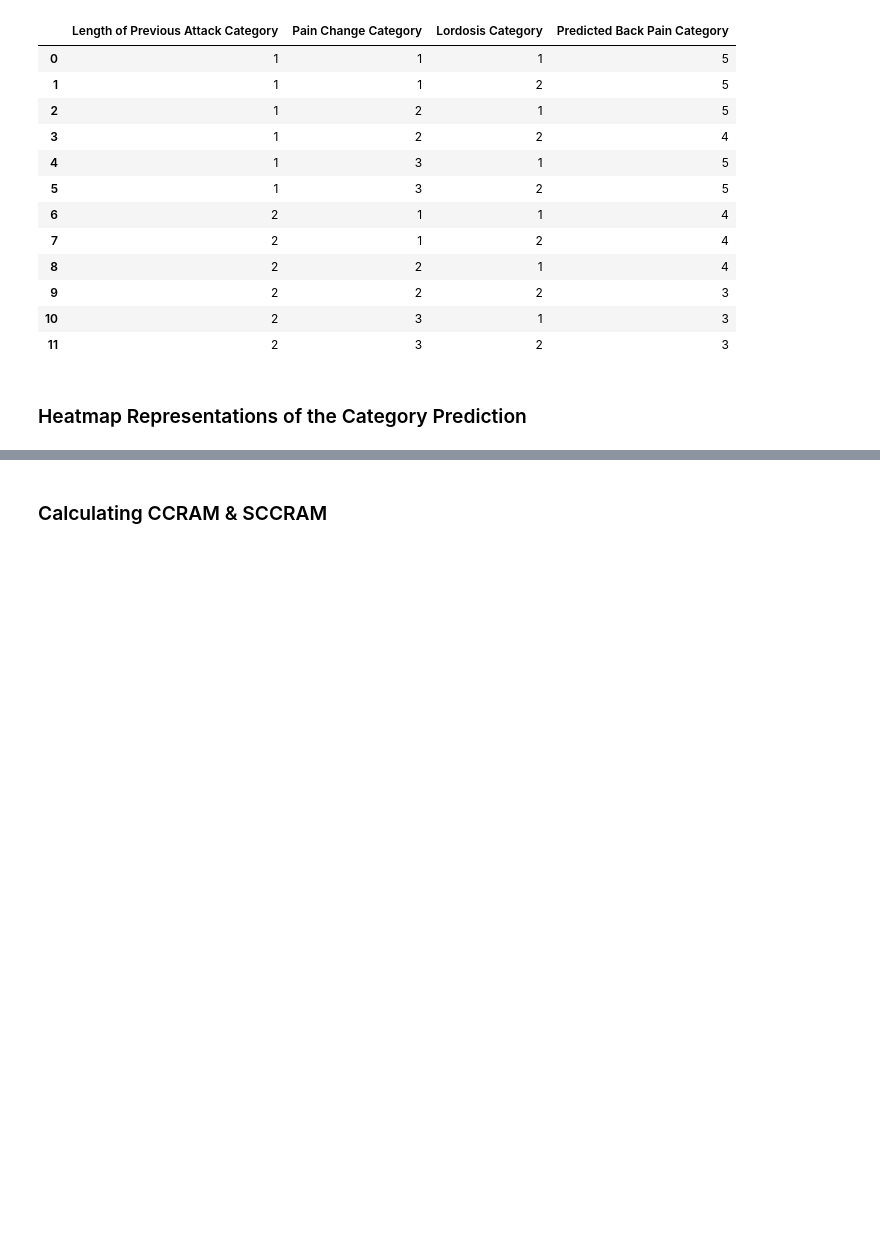
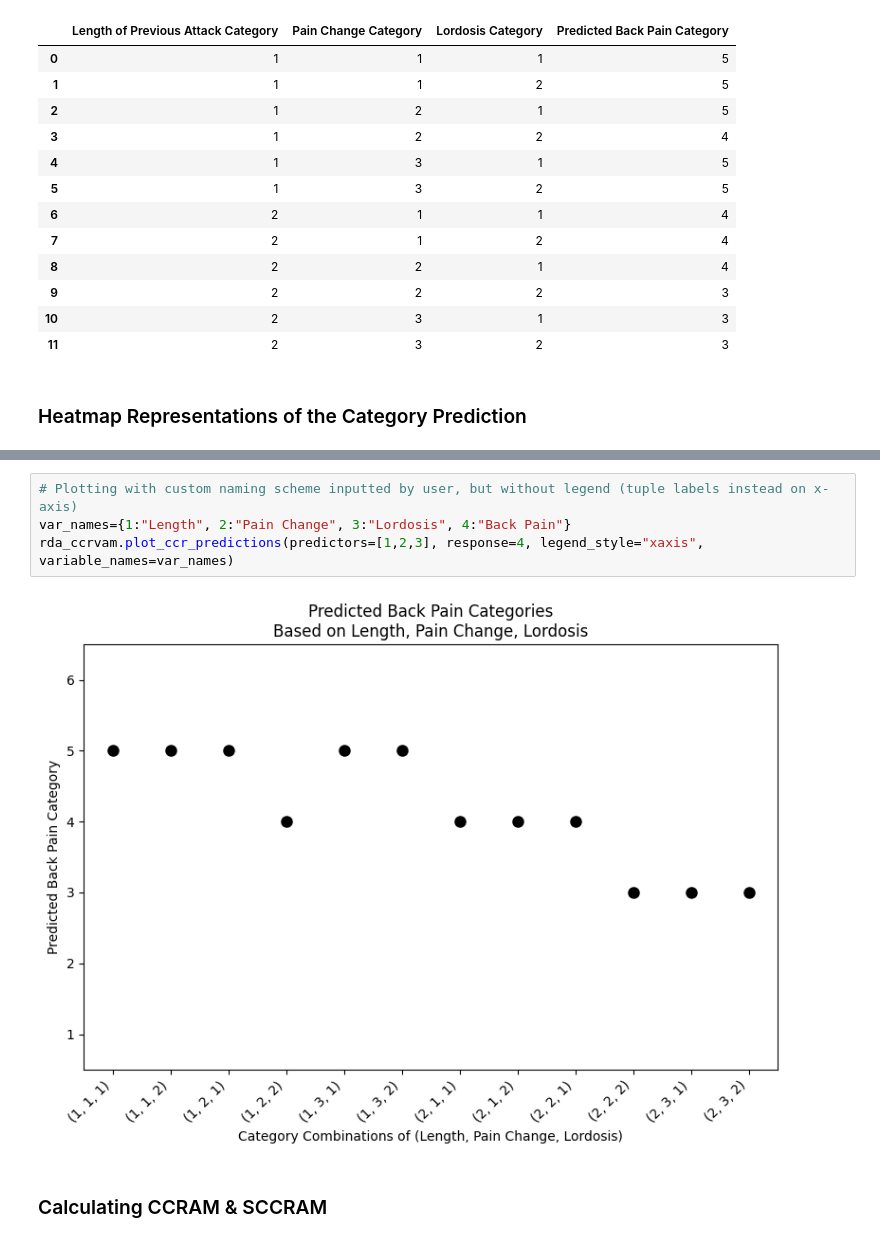
Before and after one commit to DhyeyMavani2003/ccrvam, a Jupyter notebook: examples/jupyter/01_Basic_GenericCheckerboardCopula_Usage_Demonstration.ipynb, the cells around one changed output, grey strips where cells are left out. Saved outputs shown, nothing was run; the diff lists cells and outputs as text; blank space fills up the shorter version.

```diff
--- a/examples/jupyter/01_Basic_GenericCheckerboardCopula_Usage_Demonstration.ipynb
+++ b/examples/jupyter/01_Basic_GenericCheckerboardCopula_Usage_Demonstration.ipynb
@@ -462,3 +467,9 @@ rda_ccrvam.plot_ccr_predictions(predictors=[1,2,3], response=4, variable_names=v
+# %%
+# Plotting with custom naming scheme inputted by user, but without legend (tuple labels instead on x-axis)
+var_names={1:"Length", 2:"Pain Change", 3:"Lordosis", 4:"Back Pain"}
+rda_ccrvam.plot_ccr_predictions(predictors=[1,2,3], response=4, legend_style="xaxis", variable_names=var_names)
+# %% [output]
+[figure, added]
 # %% [markdown]
 ### Calculating CCRAM & SCCRAM
 # %% [markdown]
```
Also changed, not shown: parts of 6 cells of this notebook.
